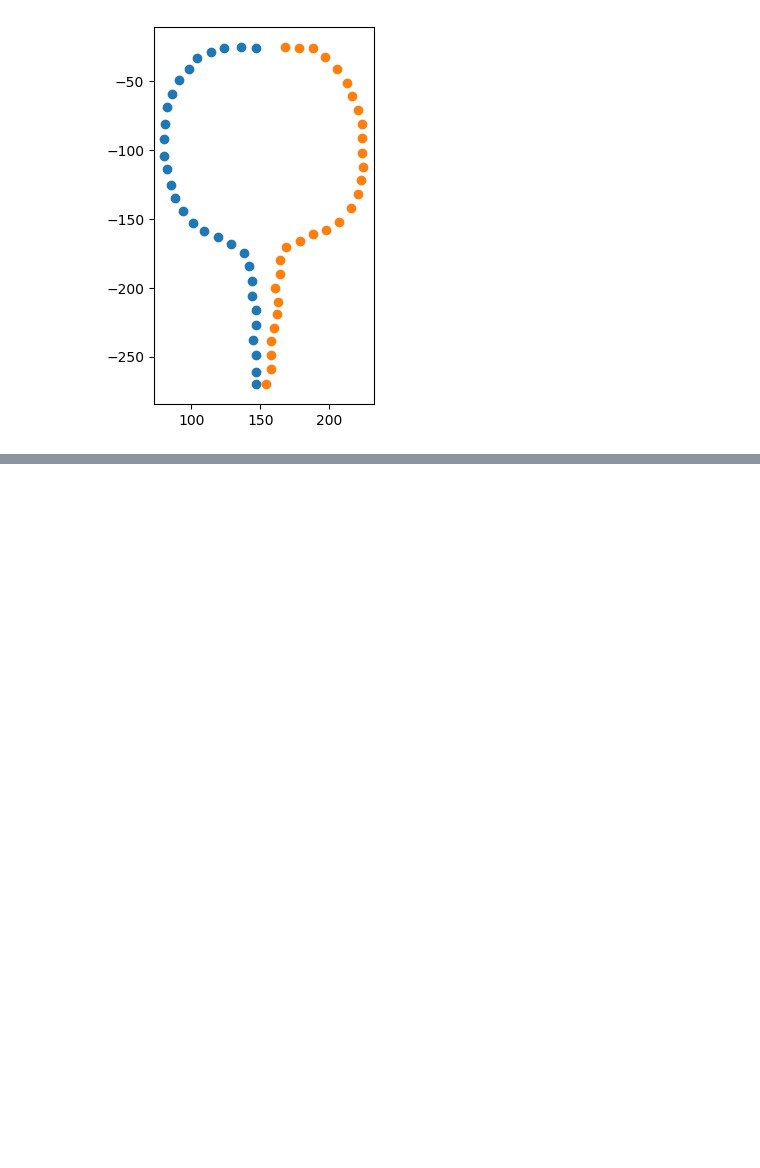
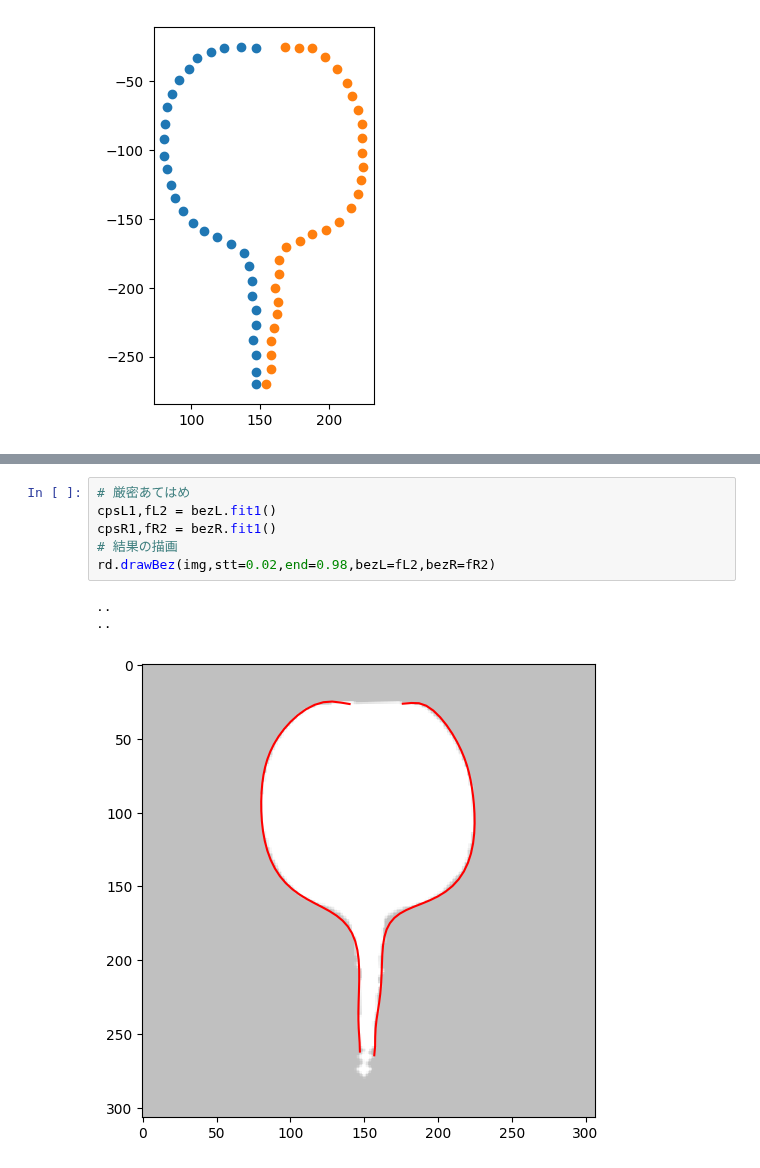
Before and after one commit to iciromaco/RadiShLab, a Jupyter notebook: S6_ベジエ曲線あてはめ.ipynb, the cells around one changed output, grey strips where cells are left out. Saved outputs shown, nothing was run; the diff lists cells and outputs as text; blank space fills up the shorter version.

```diff
--- a/S6_ベジエ曲線あてはめ.ipynb
+++ b/S6_ベジエ曲線あてはめ.ipynb
@@ -153,0 +276,10 @@ rd.drawBez2(img,bezL=(LbezresX,LbezresY),bezR=(RbezresX,RbezresY))
+# %%
+# 厳密あてはめ
+cpsL1,fL2 = bezL.fit1()
+cpsR1,fR2 = bezR.fit1()
+# 結果の描画
+rd.drawBez(img,stt=0.02,end=0.98,bezL=fL2,bezR=fR2)
+# %% [output]
+..
+..
+[figure, added]
```
Also changed, not shown: parts of 40 cells of this notebook.
